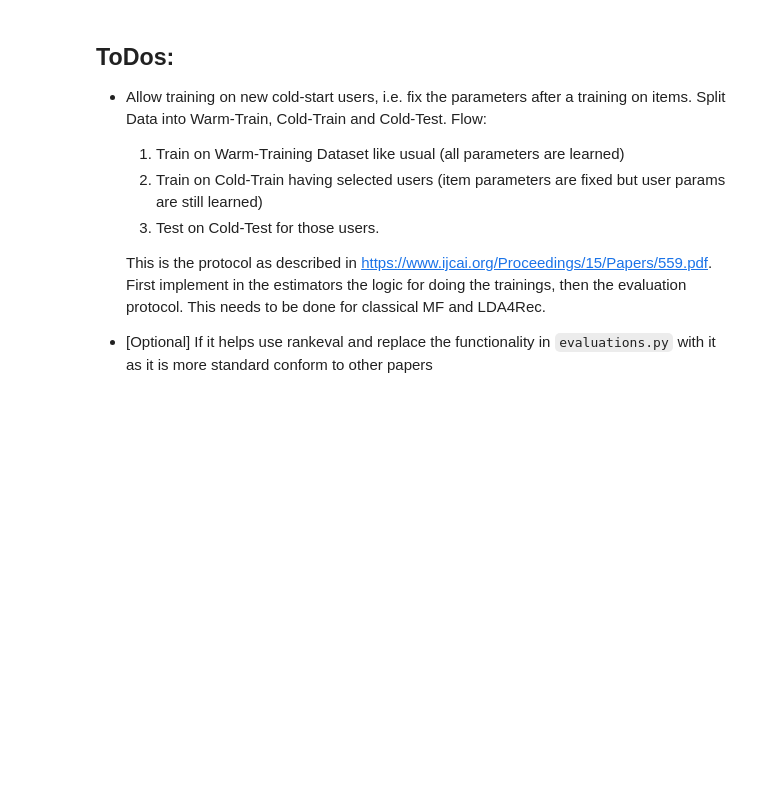
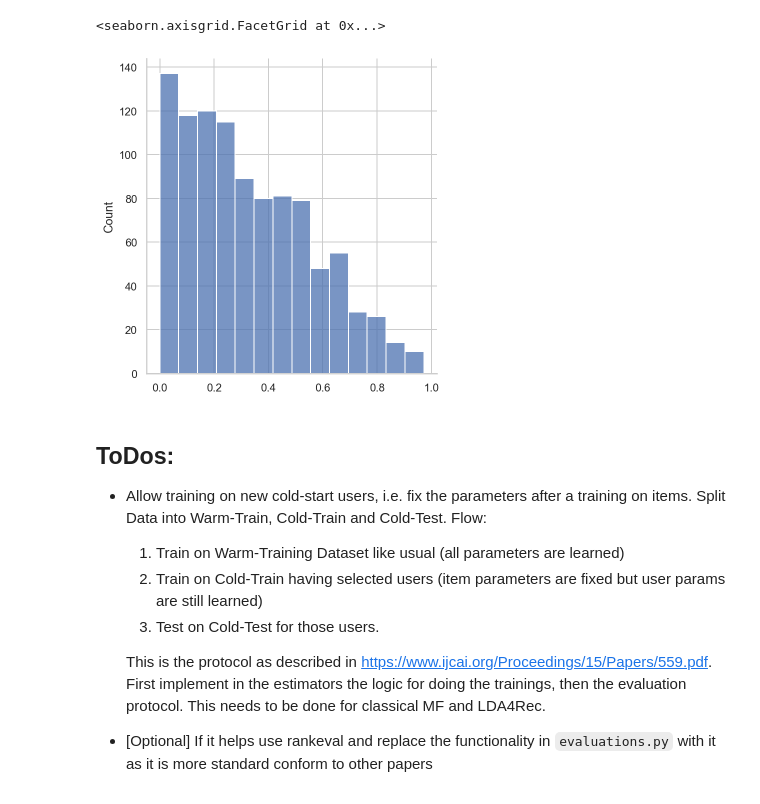
Before and after one commit to FlorianWilhelm/lda4rec, a Jupyter notebook: notebooks/03-experimenting.ipynb, the cells around one changed output. Drawn from its saved outputs; the diff is of its cells as text; code cells hidden in the pictures; blank space fills up the shorter version.

```diff
--- a/notebooks/03-experimenting.ipynb
+++ b/notebooks/03-experimenting.ipynb
@@ -48,3 +56,9 @@ from pyro.infer import SVI, Predictive, Trace_ELBO, TraceEnum_ELBO, config_enume
+# %%
+a=dist.Beta(1, 2).sample((1000,))
+sns.displot(a)
+# %% [output]
+<seaborn.axisgrid.FacetGrid at 0x...>
+[figure, added]
 # %% [markdown]
 ## ToDos:
 
```
Also changed, not shown: parts of 1 cell of this notebook, 3 other files.
